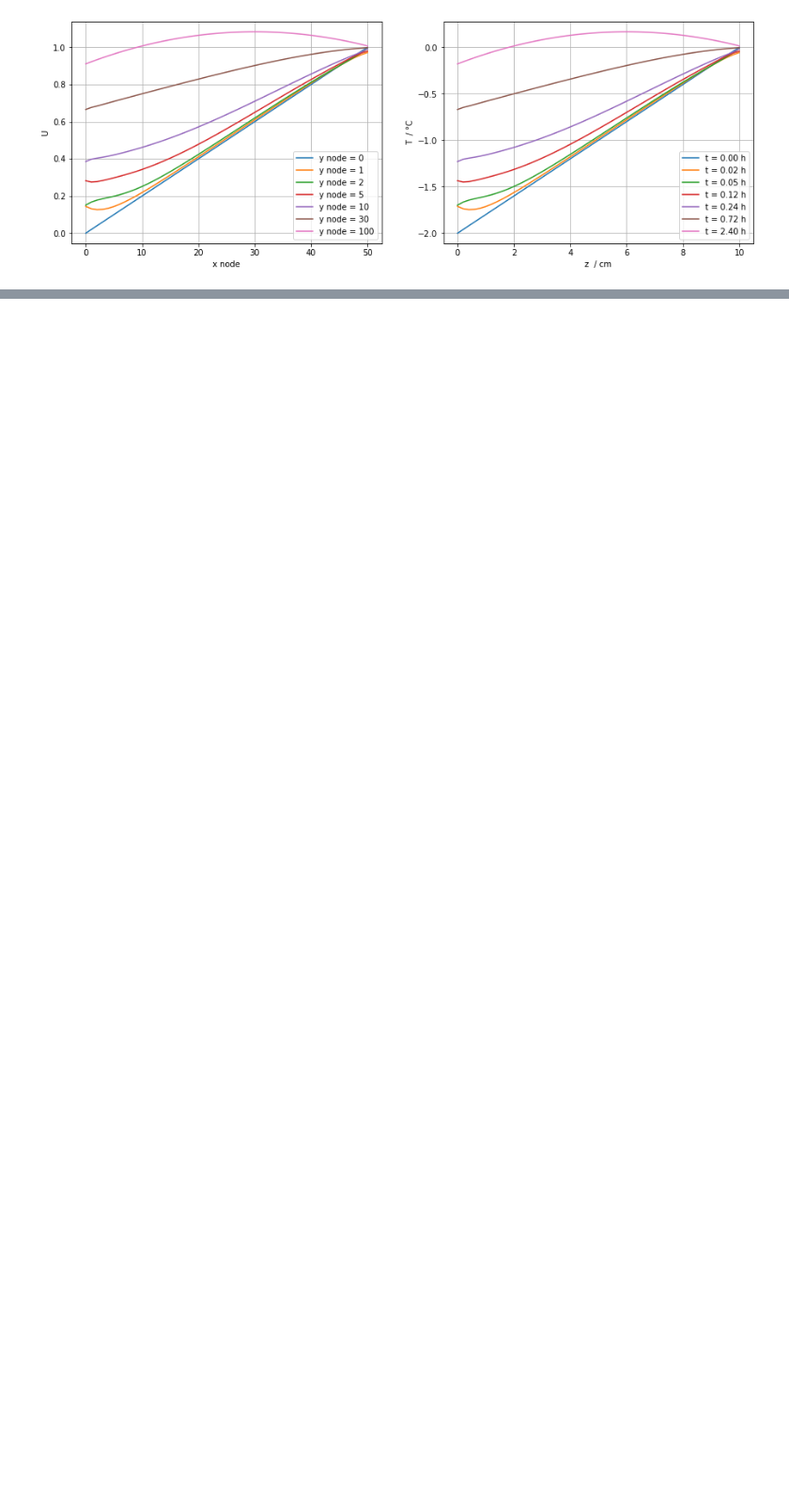
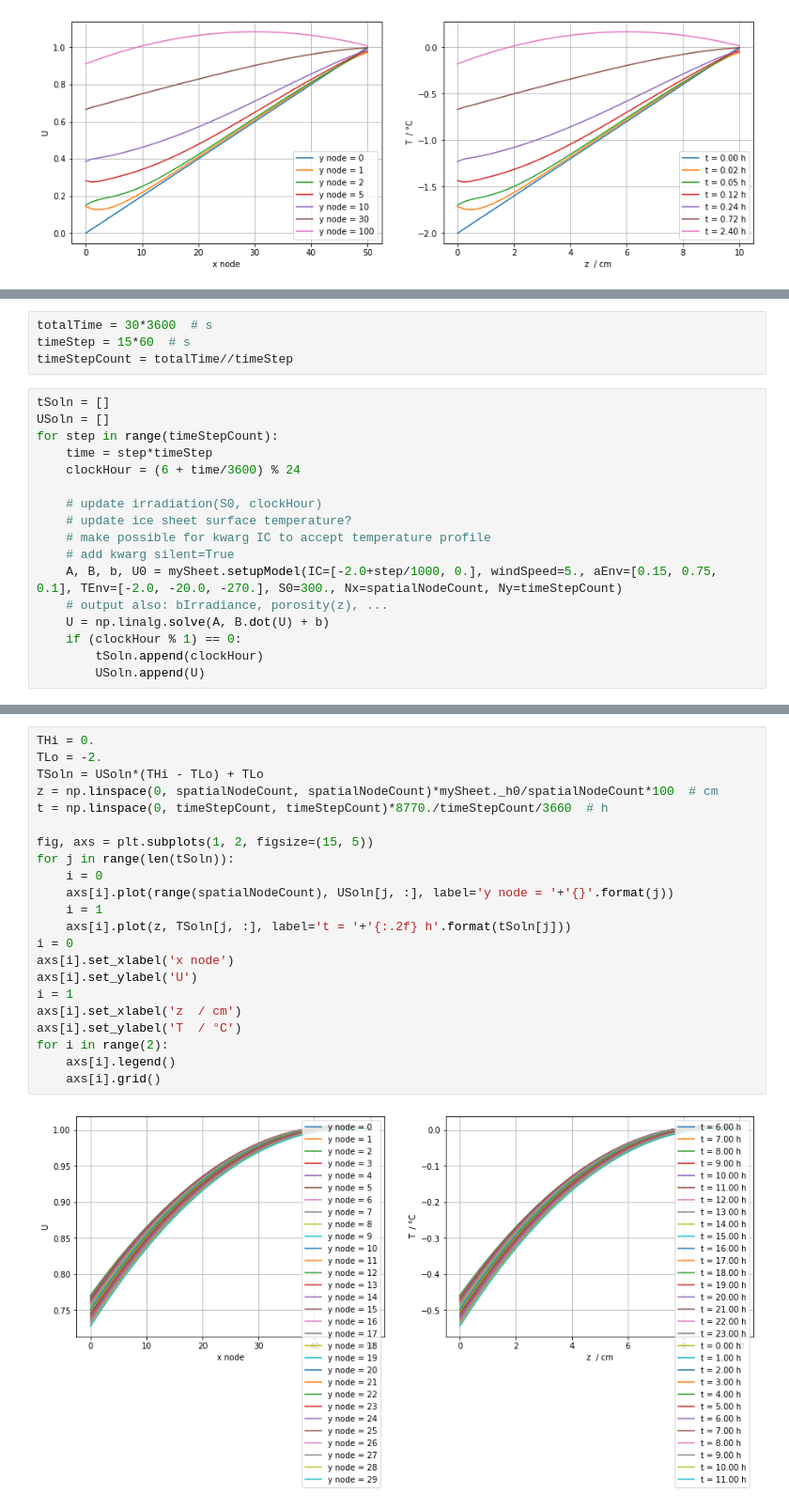
Before and after one commit to Henrikum/skrinning-stuff, a Jupyter notebook: notebooks/skrinning stuff.ipynb, the cells around one changed output, grey strips where cells are left out. Shown: that part at 94% size. Drawn from its saved outputs; the diff is of its cells as text; blank space fills up the shorter version.

```diff
--- a/notebooks/skrinning stuff.ipynb
+++ b/notebooks/skrinning stuff.ipynb
@@ -98,0 +101,21 @@ for i in range(2):
+# %%
+totalTime = 30*3600  # s
+timeStep = 15*60  # s
+timeStepCount = totalTime//timeStep
+# %%
+tSoln = []
+USoln = []
+for step in range(timeStepCount):
+    time = step*timeStep
+    clockHour = (6 + time/3600) % 24
+
+    # update irradiation(S0, clockHour)
+    # update ice sheet surface temperature?
+    # make possible for kwarg IC to accept temperature profile
+    # add kwarg silent=True
+    A, B, b, U0 = mySheet.setupModel(IC=[-2.0+step/1000, 0.], windSpeed=5., aEnv=[0.15, 0.75, 0.1], TEnv=[-2.0, -20.0, -270.], S0=300., Nx=spatialNodeCount, Ny=timeStepCount)
+    # output also: bIrradiance, porosity(z), ...
+    U = np.linalg.solve(A, B.dot(U) + b)
+    if (clockHour % 1) == 0:
+        tSoln.append(clockHour)
+        USoln.append(U)
@@ -98,0 +146,24 @@ for i in range(2):
+# %%
+THi = 0.
+TLo = -2.
+TSoln = USoln*(THi - TLo) + TLo
+z = np.linspace(0, spatialNodeCount, spatialNodeCount)*mySheet._h0/spatialNodeCount*100  # cm
+t = np.linspace(0, timeStepCount, timeStepCount)*8770./timeStepCount/3660  # h
+
+fig, axs = plt.subplots(1, 2, figsize=(15, 5))
+for j in range(len(tSoln)):
+    i = 0
+    axs[i].plot(range(spatialNodeCount), USoln[j, :], label='y node = '+'{}'.format(j))
+    i = 1
+    axs[i].plot(z, TSoln[j, :], label='t = '+'{:.2f} h'.format(tSoln[j]))
+i = 0
+axs[i].set_xlabel('x node')
+axs[i].set_ylabel('U')
+i = 1
+axs[i].set_xlabel('z  / cm')
+axs[i].set_ylabel('T  / °C')
+for i in range(2):
+    axs[i].legend()
+    axs[i].grid()
+# %% [output]
+[figure, added]
```
Also changed, not shown: parts of 5 cells of this notebook.
